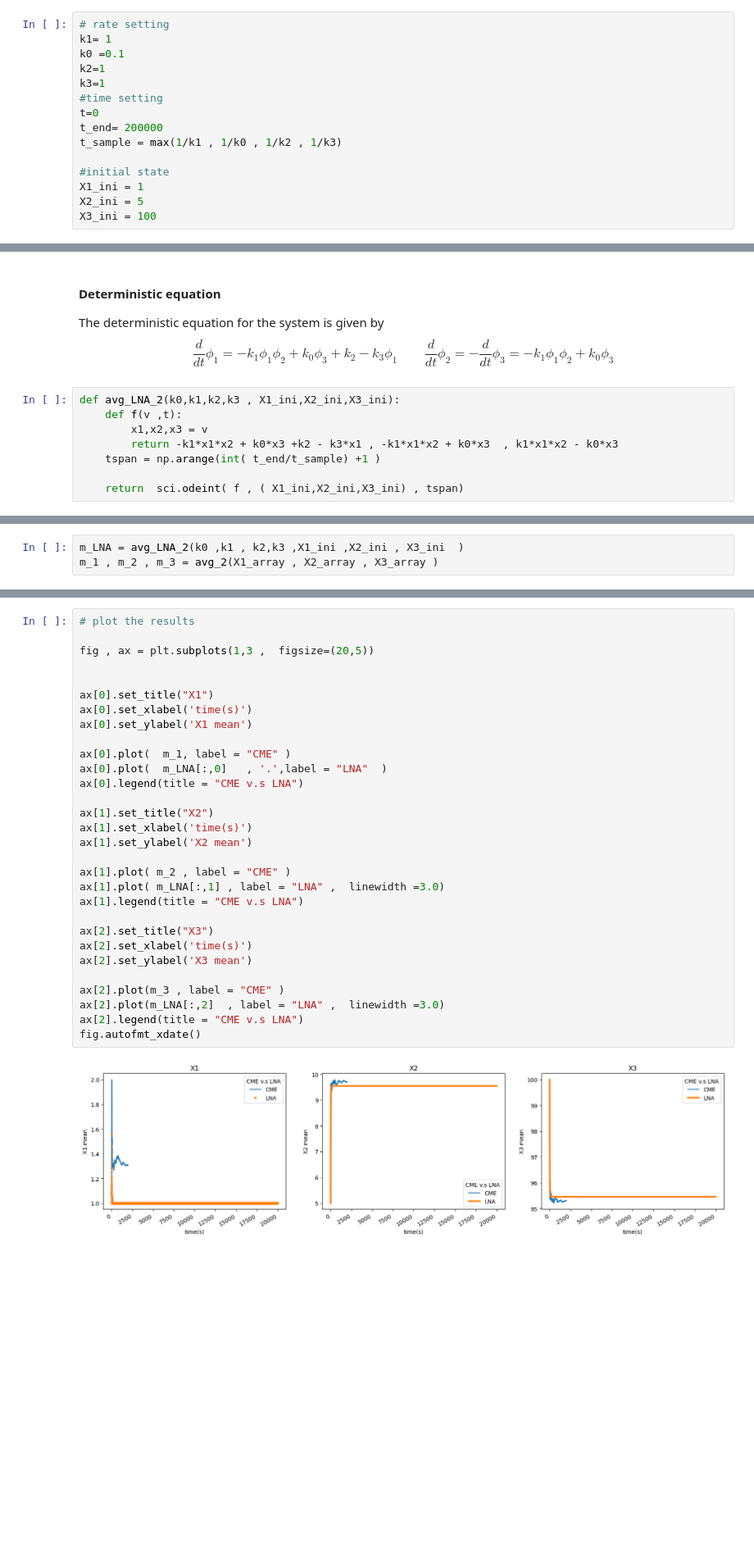
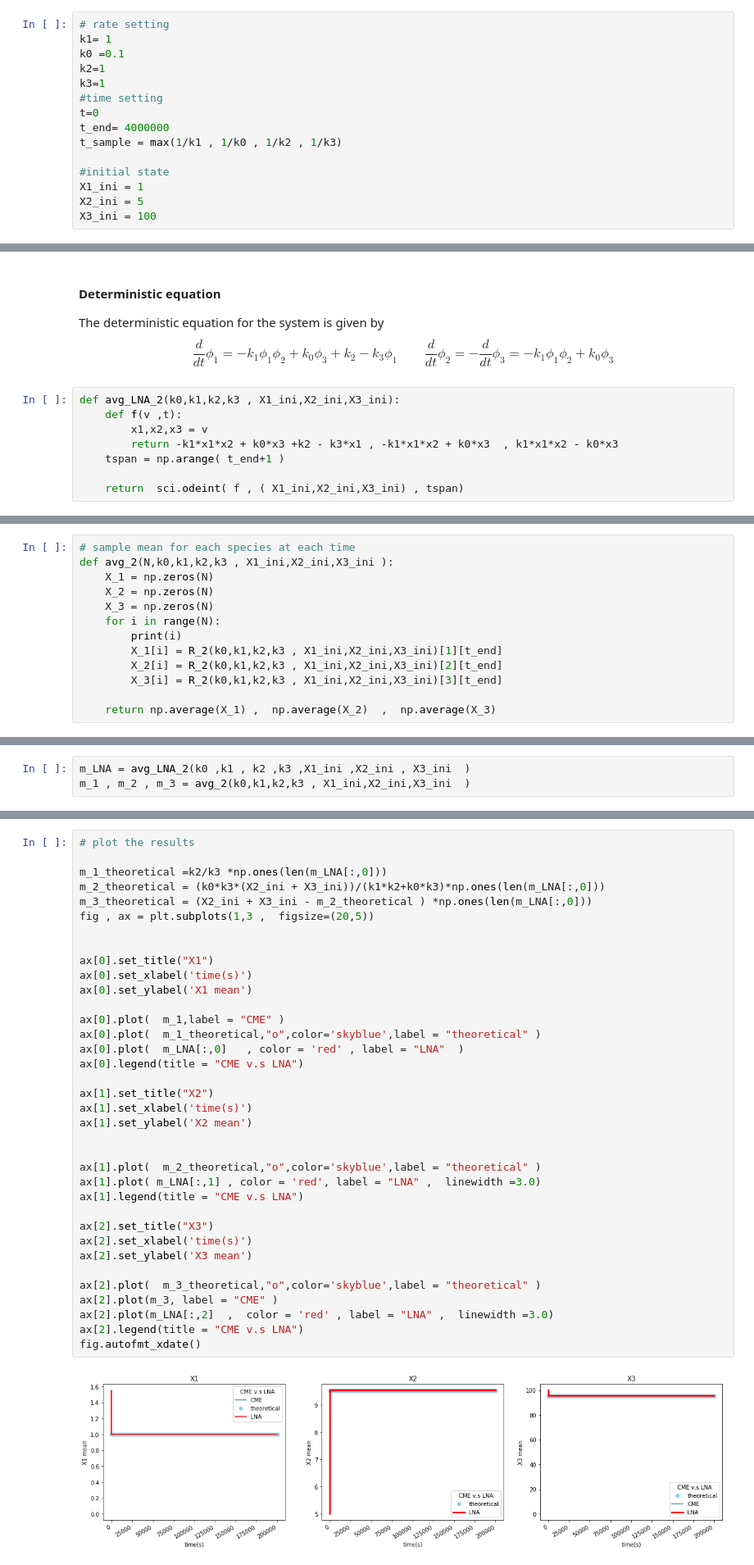
Before and after one commit to std92050/AMM, a Jupyter notebook: SDE/LNA simulation.ipynb, the cells around one changed output, grey strips where cells are left out. Shown at 82% size. Saved outputs shown, nothing was run; the diff lists cells and outputs as text; blank space fills up the shorter version.

```diff
--- a/SDE/LNA simulation.ipynb
+++ b/SDE/LNA simulation.ipynb
@@ -255,7 +250,7 @@ k2=1
 k3=1
 #time setting
 t=0
-t_end= 200000
+t_end= 4000000
 t_sample = max(1/k1 , 1/k0 , 1/k2 , 1/k3)
 
 #initial state
@@ -343,6 +334,6 @@ def avg_LNA_2(k0,k1,k2,k3 , X1_ini,X2_ini,X3_ini):
     def f(v ,t):
         x1,x2,x3 = v
         return -k1*x1*x2 + k0*x3 +k2 - k3*x1 , -k1*x1*x2 + k0*x3  , k1*x1*x2 - k0*x3
-    tspan = np.arange(int( t_end/t_sample) +1 )
+    tspan = np.arange( t_end+1 )
 
     return  sci.odeint( f , ( X1_ini,X2_ini,X3_ini) , tspan)
@@ -365 +347,14 @@ def avg_2(X1_array , X2_array , X3_array ):
+# %%
+# sample mean for each species at each time
+def avg_2(N,k0,k1,k2,k3 , X1_ini,X2_ini,X3_ini ):
+    X_1 = np.zeros(N)
+    X_2 = np.zeros(N)
+    X_3 = np.zeros(N)
+    for i in range(N):
+        print(i)
+        X_1[i] = R_2(k0,k1,k2,k3 , X1_ini,X2_ini,X3_ini)[1][t_end]
+        X_2[i] = R_2(k0,k1,k2,k3 , X1_ini,X2_ini,X3_ini)[2][t_end]
+        X_3[i] = R_2(k0,k1,k2,k3 , X1_ini,X2_ini,X3_ini)[3][t_end]
+
+    return np.average(X_1) ,  np.average(X_2)  ,  np.average(X_3)
 # %%
@@ -385,3 +362,3 @@ done
 # %%
-m_LNA = avg_LNA_2(k0 ,k1 , k2,k3 ,X1_ini ,X2_ini , X3_ini  )
-m_1 , m_2 , m_3 = avg_2(X1_array , X2_array , X3_array )
+m_LNA = avg_LNA_2(k0 ,k1 , k2 ,k3 ,X1_ini ,X2_ini , X3_ini  )
+m_1 , m_2 , m_3 = avg_2(k0,k1,k2,k3 , X1_ini,X2_ini,X3_ini  )
@@ -388,32 +383,38 @@ m_1 , m_2 , m_3 = avg_2(X1_array , X2_array , X3_array )
 # %%
 # plot the results
 
+m_1_theoretical =k2/k3 *np.ones(len(m_LNA[:,0]))
+m_2_theoretical = (k0*k3*(X2_ini + X3_ini))/(k1*k2+k0*k3)*np.ones(len(m_LNA[:,0]))
+m_3_theoretical = (X2_ini + X3_ini - m_2_theoretical ) *np.ones(len(m_LNA[:,0]))
 fig , ax = plt.subplots(1,3 ,  figsize=(20,5))
 
 
 ax[0].set_title("X1")
 ax[0].set_xlabel('time(s)')
 ax[0].set_ylabel('X1 mean')
 
-ax[0].plot(  m_1, label = "CME" )
-ax[0].plot(  m_LNA[:,0]   , '.',label = "LNA"  )
+ax[0].plot(  m_1,label = "CME" )
+ax[0].plot(  m_1_theoretical,"o",color='skyblue',label = "theoretical" )
+ax[0].plot(  m_LNA[:,0]   , color = 'red' , label = "LNA"  )
 ax[0].legend(title = "CME v.s LNA")
 
 ax[1].set_title("X2")
 ax[1].set_xlabel('time(s)')
 ax[1].set_ylabel('X2 mean')
 
-ax[1].plot( m_2 , label = "CME" )
-ax[1].plot( m_LNA[:,1] , label = "LNA" ,  linewidth =3.0)
+
+ax[1].plot(  m_2_theoretical,"o",color='skyblue',label = "theoretical" )
+ax[1].plot( m_LNA[:,1] , color = 'red', label = "LNA" ,  linewidth =3.0)
 ax[1].legend(title = "CME v.s LNA")
 
 ax[2].set_title("X3")
 ax[2].set_xlabel('time(s)')
 ax[2].set_ylabel('X3 mean')
 
-ax[2].plot(m_3 , label = "CME" )
-ax[2].plot(m_LNA[:,2]  , label = "LNA" ,  linewidth =3.0)
+ax[2].plot(  m_3_theoretical,"o",color='skyblue',label = "theoretical" )
+ax[2].plot(m_3, label = "CME" )
+ax[2].plot(m_LNA[:,2]  ,  color = 'red' , label = "LNA" ,  linewidth =3.0)
 ax[2].legend(title = "CME v.s LNA")
 fig.autofmt_xdate()
 # %% [output]
-[figure, old version]
+[figure, new version]
```
Also changed, not shown: parts of 18 cells of this notebook, 1 other file.
